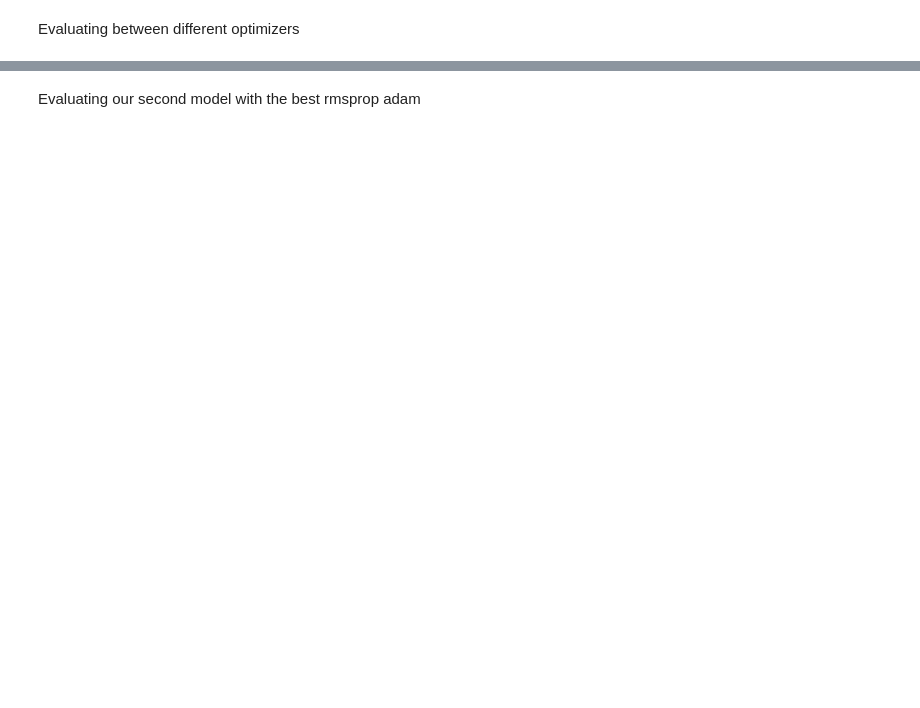
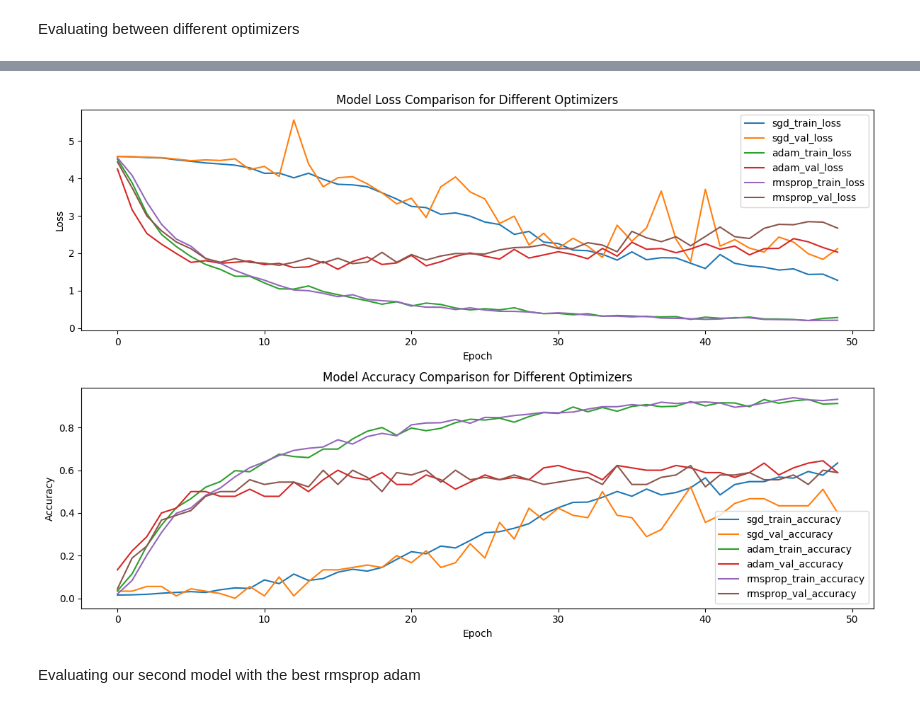
Before and after one commit to Aya-gamal2211/DeepLearning, a Jupyter notebook: Phase2.ipynb, the cells around one changed output, grey strips where cells are left out. Saved outputs shown, nothing was run; the diff lists cells and outputs as text; code cells hidden in the pictures; blank space fills up the shorter version.

Commit message:
visualizing the accuracy and loss of optimizers

```diff
--- a/Phase2.ipynb
+++ b/Phase2.ipynb
@@ -276,6 +284,7 @@ from tensorflow.keras.layers import Dense, Dropout, Flatten
 from tensorflow.keras.layers import Conv2D, MaxPooling2D
 
 optimizers = ['sgd', 'adam', 'rmsprop']
+
 
 for optimizer_name in optimizers:
     # Clear previous model sessions to avoid conflicts
@@ -295,8 +304,8 @@ for optimizer_name in optimizers:
     history = model.fit(X_img_train, y_train_categorical, epochs=50, validation_split=0.1, verbose=1)
 
     # Evaluate the model on your test data (adjust X_test_filtered_resized and y_test_categorical accordingly)
-    test_loss, test_accuracy = model.evaluate(X_img_val, y_val_categorical)
-    print(f"Test Accuracy with {optimizer_name}: {test_accuracy}")
+    # test_loss, test_accuracy = model.evaluate(X_img_val, y_val_categorical)
+    # print(f"Test Accuracy with {optimizer_name}: {test_accuracy}")
 # %% [output]
 Training with optimizer: sgd
 Epoch 1/50
@@ -317,0 +327,68 @@ Test Accuracy with rmsprop: 0.7171717286109924
+# %%
+import matplotlib.pyplot as plt
+from tensorflow.keras.optimizers import SGD, Adam, RMSprop
+from tensorflow.keras import backend as K
+
+# Define your model creation function (you can use your existing model creation logic)
+def create_model(optimizer):
+    model = leaf_classification_model1()
+    model.compile(loss='categorical_crossentropy', optimizer=optimizer, metrics=['accuracy'])
+    return model
+
+# List of optimizers to try
+optimizers = ['sgd', 'adam', 'rmsprop']
+
+# Initialize a list to store training history for each optimizer
+history_list = []
+
+# Iterate through each optimizer
+for optimizer_name in optimizers:
+    # Clear the Keras session to avoid any conflicts
+    K.clear_session()
+
+    # Create the model with the current optimizer
+    model = create_model(optimizer=optimizer_name)
+
+    # Print optimizer name before starting epochs
+    print(f"\nTraining with optimizer: {optimizer_name}\n")
+
+    # Train the model and store the training history
+    history = model.fit(
+        X_img_train,
+        y_train_categorical,
+        epochs=50,
+        validation_split=0.1,
+        verbose=1
+    )
+
+    # Append the training history to the list
+    history_list.append((optimizer_name, history))
+
+# Plot the training and validation losses for each optimizer
+plt.figure(figsize=(12, 8))
+
+# Plot Losses
+plt.subplot(2, 1, 1)
+for optimizer_name, history in history_list:
+    plt.plot(history.history['loss'], label=f'{optimizer_name}_train_loss')
+    plt.plot(history.history['val_loss'], label=f'{optimizer_name}_val_loss')
+
+plt.title('Model Loss Comparison for Different Optimizers')
+plt.xlabel('Epoch')
+plt.ylabel('Loss')
+plt.legend()
+
+# Plot Accuracy
+plt.subplot(2, 1, 2)
+for optimizer_name, history in history_list:
+    plt.plot(history.history['accuracy'], label=f'{optimizer_name}_train_accuracy')
+    plt.plot(history.history['val_accuracy'], label=f'{optimizer_name}_val_accuracy')
+
+plt.title('Model Accuracy Comparison for Different Optimizers')
+plt.xlabel('Epoch')
+plt.ylabel('Accuracy')
+plt.legend()
+
+plt.tight_layout()
+plt.show()
+# %% [output]
@@ -318,3 +412,4 @@ Test Accuracy with rmsprop: 0.7171717286109924
+[figure, added]
 # %% [markdown]
 Evaluating our second model with the best rmsprop adam
 # %%
```
Also changed, not shown: parts of 9 cells of this notebook, 1 other file.
